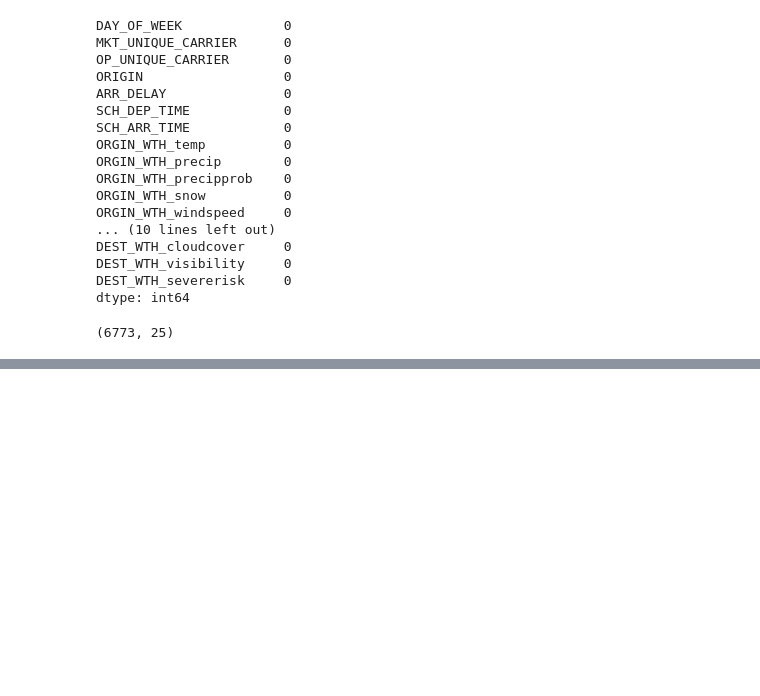
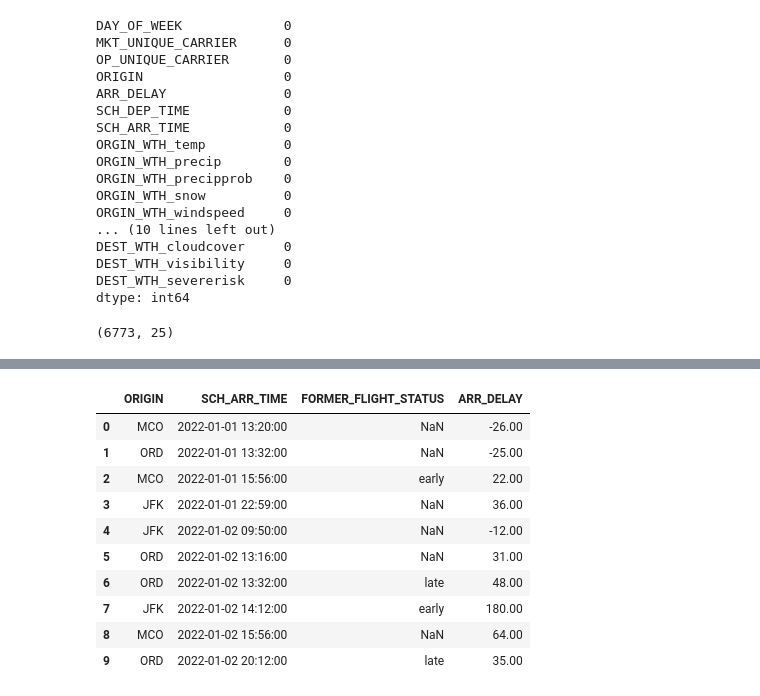
Before and after one commit to pksp99/flight-predictor, a Jupyter notebook: cis663_iml_flight_predictor_spring2024.ipynb, the cells around one changed output, grey strips where cells are left out. Saved outputs shown, nothing was run; the diff lists cells and outputs as text; code cells hidden in the pictures; blank space fills up the shorter version.

```diff
--- a/cis663_iml_flight_predictor_spring2024.ipynb
+++ b/cis663_iml_flight_predictor_spring2024.ipynb
@@ -501,0 +533,31 @@ flight_weather_data_updated.to_csv('./dataset/merged_data/former_flight_data.csv
+# %%
+def get_former_flight_status(row: pd.Series):
+    previous_flight_rows = flight_data[(flight_data.index < row.name)\
+                                & (flight_data['SCH_ARR_TIME'].dt.date == row['SCH_ARR_TIME'].date())\
+                                & (flight_data['ORIGIN'] == row['ORIGIN'])]
+    if previous_flight_rows.shape[0] <= 0:
+        return np.nan
+    else:
+        arr_delay = previous_flight_rows.iloc[-1]['ARR_DELAY']
+        if arr_delay < -5:
+            return 'early'
+        elif arr_delay > 5:
+            return 'late'
+        else:
+            return 'on-time'
+# %%
+flight_data['FORMER_FLIGHT_STATUS'] = flight_data.apply(get_former_flight_status, axis=1)
+# %%
+flight_data[['ORIGIN', 'SCH_ARR_TIME','FORMER_FLIGHT_STATUS', 'ARR_DELAY']].head(10)
+# %% [output]
+|  | ORIGIN | SCH_ARR_TIME | FORMER_FLIGHT_STATUS | ARR_DELAY |
+| 0 | MCO | 2022-01-01 13:20:00 | NaN | -26.00 |
+| 1 | ORD | 2022-01-01 13:32:00 | NaN | -25.00 |
+| 2 | MCO | 2022-01-01 15:56:00 | early | 22.00 |
+| 3 | JFK | 2022-01-01 22:59:00 | NaN | 36.00 |
+| 4 | JFK | 2022-01-02 09:50:00 | NaN | -12.00 |
+| 5 | ORD | 2022-01-02 13:16:00 | NaN | 31.00 |
+| 6 | ORD | 2022-01-02 13:32:00 | late | 48.00 |
+| 7 | JFK | 2022-01-02 14:12:00 | early | 180.00 |
+| 8 | MCO | 2022-01-02 15:56:00 | NaN | 64.00 |
+| 9 | ORD | 2022-01-02 20:12:00 | late | 35.00 |
```
Also changed, not shown: parts of 22 cells of this notebook, 3 other files.
